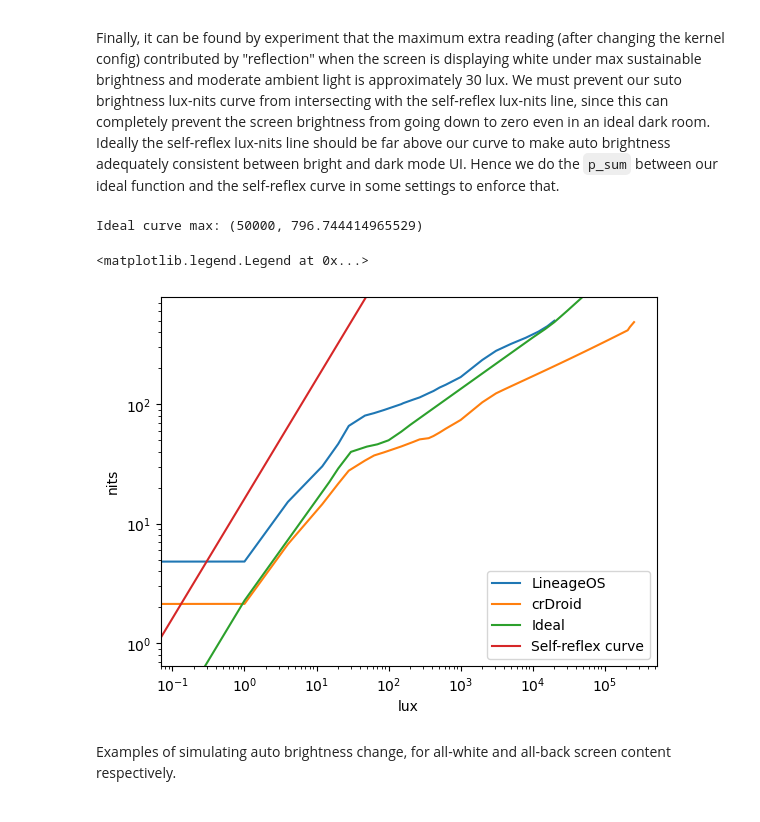
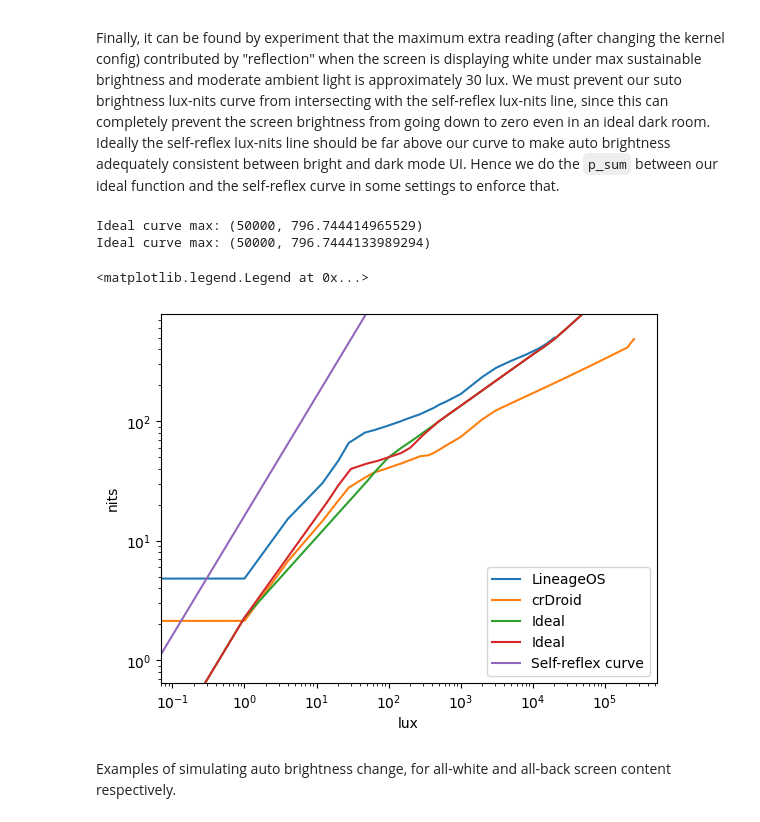
Before and after one commit to yezhiyi9670-aosp-forks/shared-android_device_oneplus_lemonades, a Jupyter notebook: docs/brightness_remap_calculations/calc.ipynb, the cells around one changed output. Saved outputs shown, nothing was run; the diff lists cells and outputs as text; code cells hidden in the pictures.

Commit message:
lemonades: Tune down auto brightness around 200 lux

```diff
--- a/docs/brightness_remap_calculations/calc.ipynb
+++ b/docs/brightness_remap_calculations/calc.ipynb
@@ -517,34 +517,56 @@ ideal_auto_lux, ideal_auto_nits = make_ideal_lux_nits(lambda item:
             item,
             0.08,
             (1, list_to_list_linear_map(9, oos_register_key_points, oos_nits_key_points)),
+            (100, 50),
+            (20000, max_sustainable_nits),
+            (50000, max_hbm_nits),
+        )
+    #     , item * 0.5 / max_sustainable_reflex_lux * max_sustainable_nits,
+    #     -1
+    # )
+)
+plt.plot(ideal_auto_lux, ideal_auto_nits, label='Ideal')
+print(f'Ideal curve max: ({max(*ideal_auto_lux)}, {max(*ideal_auto_nits)})')
+
+# 3 (2026-08-04)
+ideal_auto_lux, ideal_auto_nits = make_ideal_lux_nits(lambda item:
+    # p_sum(
+        log_splend(
+            item,
+            0.08,
+            (1, list_to_list_linear_map(9, oos_register_key_points, oos_nits_key_points)),
             (30, 40),
             (100, 50),
+            (200, 60),
+            (300, 77),
+            (500, 100),
             (20000, max_sustainable_nits),
             (50000, max_hbm_nits),
         )
     #     , item * 0.5 / max_sustainable_reflex_lux * max_sustainable_nits,
     #     -1
     # )
 )
 plt.plot(ideal_auto_lux, ideal_auto_nits, label='Ideal')
 print(f'Ideal curve max: ({max(*ideal_auto_lux)}, {max(*ideal_auto_nits)})')
 
 auto_lux = ideal_auto_lux
 auto_nits = ideal_auto_nits
 plt.xscale('log')
 plt.yscale('log')
 plt.xlabel('lux')
 plt.ylabel('nits')
 plt.ylim(0, max_hbm_nits)
 
 auto_reflex_white_lux = [item / max_sustainable_nits * max_sustainable_reflex_lux for item in auto_nits]
 auto_reflex_black_lux = [0.0 for item in auto_nits]
 plt.plot(auto_reflex_white_lux, auto_nits, label='Self-reflex curve')
 plt.legend()
 # %% [output]
 Ideal curve max: (50000, 796.744414965529)
+Ideal curve max: (50000, 796.7444133989294)
 <matplotlib.legend.Legend at 0x...>
-[figure, old version]
+[figure, new version]
 # %% [markdown]
 Examples of simulating auto brightness change, for all-white and all-back screen content respectively.
 # %%
```
Also changed, not shown: parts of 4 cells of this notebook, 2 other files.
